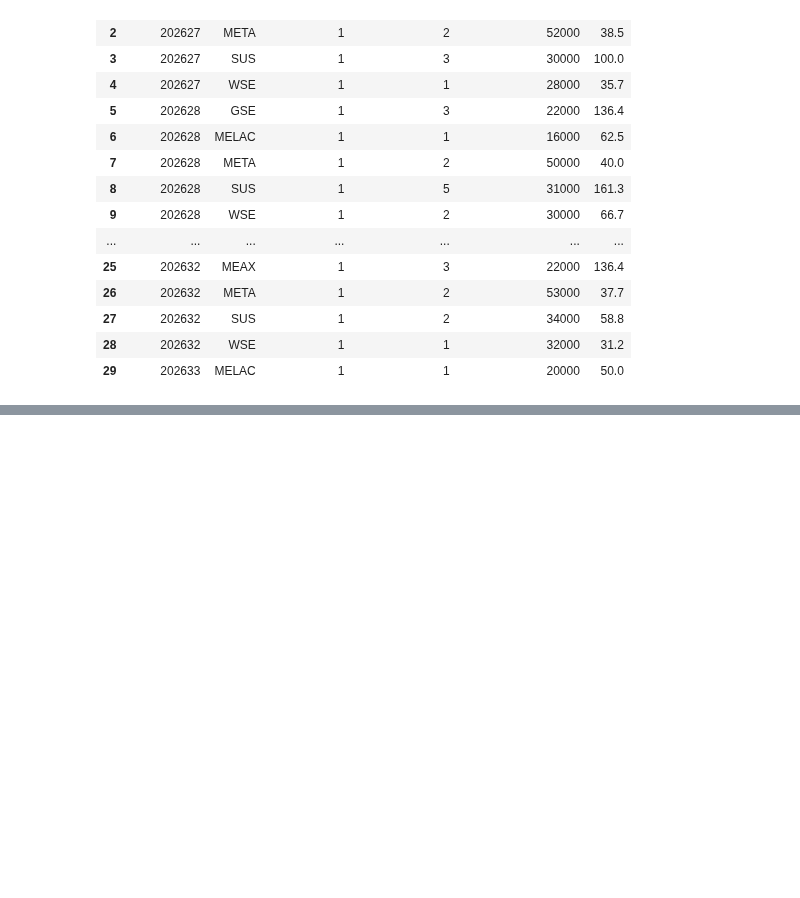
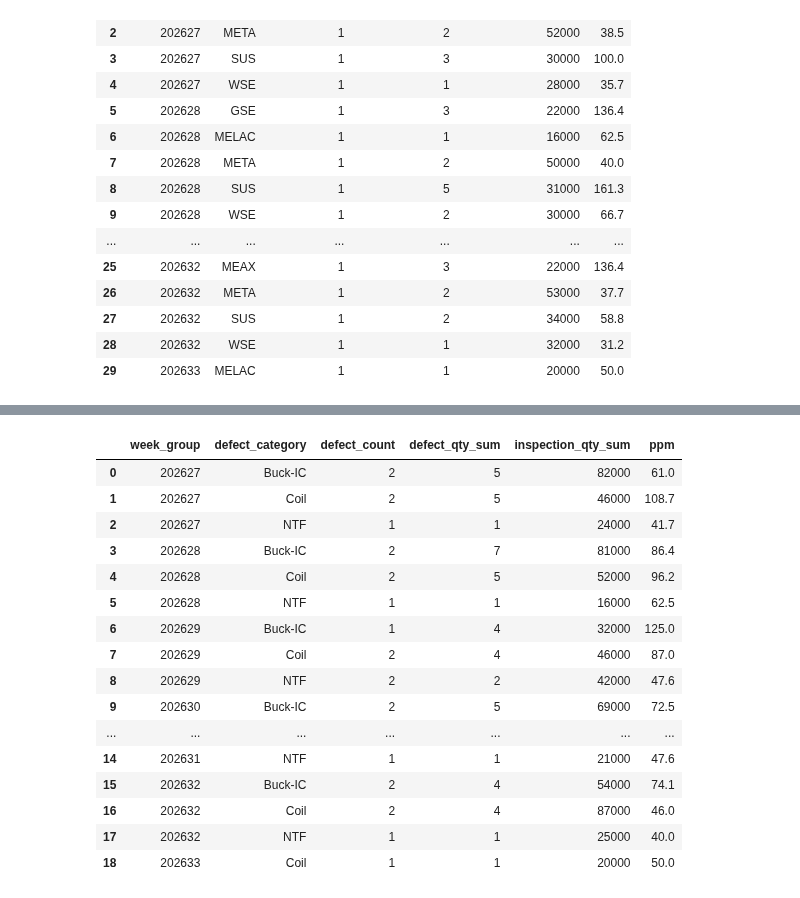
Before and after one commit to kjfarm1225/pyq_practice, a Jupyter notebook: 132_5_practical_lcm_weekly_defect_summary/132_5_practical_lcm_weekly_defect_summary.ipynb, the cells around one changed output, grey strips where cells are left out. Cells and saved outputs as stored; diff of their text form; code cells hidden in the pictures; blank space fills up the shorter version.

```diff
--- a/132_5_practical_lcm_weekly_defect_summary/132_5_practical_lcm_weekly_defect_summary.ipynb
+++ b/132_5_practical_lcm_weekly_defect_summary/132_5_practical_lcm_weekly_defect_summary.ipynb
@@ -356,4 +356,15 @@ df_week_site_summary
 | 28 | 202632 | WSE | 1 | 1 | 32000 | 31.2 |
 | 29 | 202633 | MELAC | 1 | 1 | 20000 | 50.0 |
 # %%
-#cell 18 から
+df_week_category_summary = df_work.groupby(
+    [
+        "week_group",
+        "defect_category",
+    ],
+    as_index=False
+).agg(
+    defect_count=("defect_id", "count"),
+    defect_qty_sum=("defect_qty_num", "sum"),
+    inspection_qty_sum=("inspection_qty_num", "sum"),
+)
+df_week_category_summary.head()
@@ -359,0 +378,7 @@ df_week_site_summary
+# %%
+df_week_category_summary["ppm"] = (
+    df_week_category_summary["defect_qty_sum"]
+    / df_week_category_summary["inspection_qty_sum"]
+    * 1000000
+).round(1)
+df_week_category_summary["ppm"].head()
@@ -359,0 +392,5 @@ df_week_site_summary
+# %%
+df_week_category_summary["defect_qty_sum"] = (
+    df_week_category_summary["defect_qty_sum"].astype(int)
+)
+df_week_category_summary.dtypes
@@ -359,0 +405,23 @@ df_week_site_summary
+# %%
+df_week_category_summary["inspection_qty_sum"] = (
+    df_week_category_summary["inspection_qty_sum"].astype(int)
+)
+df_week_category_summary
+# %% [output]
+|  | week_group | defect_category | defect_count | defect_qty_sum | inspection_qty_sum | ppm |
+| 0 | 202627 | Buck-IC | 2 | 5 | 82000 | 61.0 |
+| 1 | 202627 | Coil | 2 | 5 | 46000 | 108.7 |
+| 2 | 202627 | NTF | 1 | 1 | 24000 | 41.7 |
+| 3 | 202628 | Buck-IC | 2 | 7 | 81000 | 86.4 |
+| 4 | 202628 | Coil | 2 | 5 | 52000 | 96.2 |
+| 5 | 202628 | NTF | 1 | 1 | 16000 | 62.5 |
+| 6 | 202629 | Buck-IC | 1 | 4 | 32000 | 125.0 |
+| 7 | 202629 | Coil | 2 | 4 | 46000 | 87.0 |
+| 8 | 202629 | NTF | 2 | 2 | 42000 | 47.6 |
+| 9 | 202630 | Buck-IC | 2 | 5 | 69000 | 72.5 |
+| ... | ... | ... | ... | ... | ... | ... |
+| 14 | 202631 | NTF | 1 | 1 | 21000 | 47.6 |
+| 15 | 202632 | Buck-IC | 2 | 4 | 54000 | 74.1 |
+| 16 | 202632 | Coil | 2 | 4 | 87000 | 46.0 |
+| 17 | 202632 | NTF | 1 | 1 | 25000 | 40.0 |
+| 18 | 202633 | Coil | 1 | 1 | 20000 | 50.0 |
```
Also changed, not shown: parts of 9 cells of this notebook.
